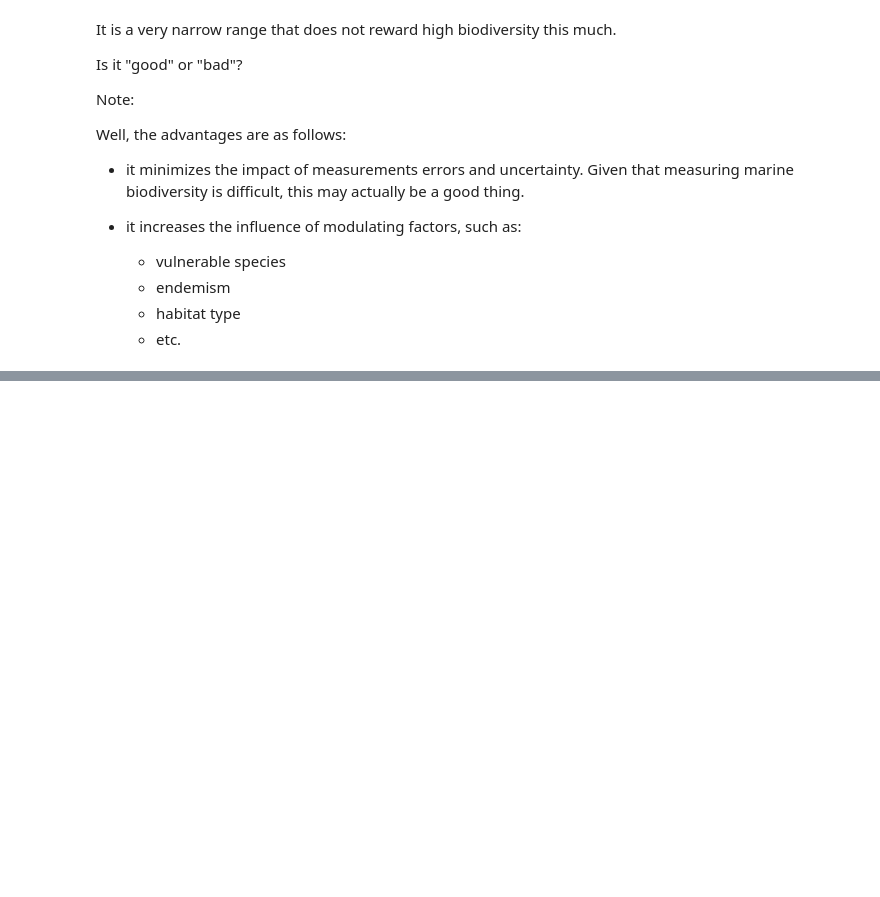
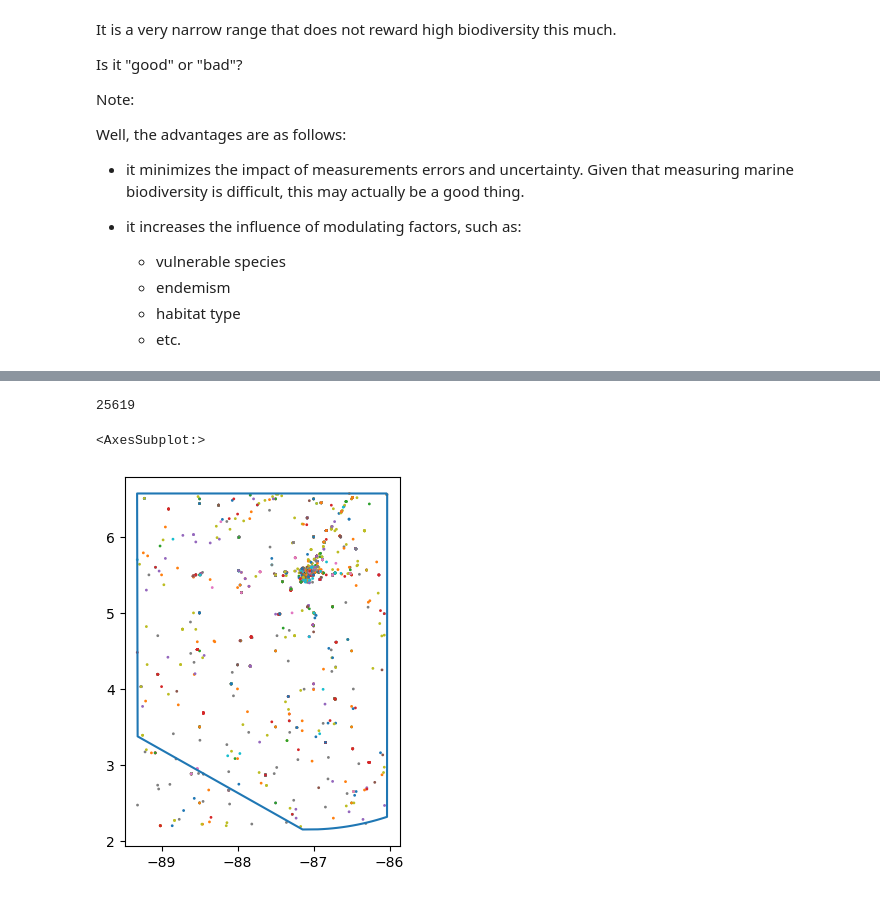
Before and after one commit to Open-Earth-Foundation/oceanprogram, a Jupyter notebook: Marine_Ecosystem_Credits/Marine_Biodiversity/MBU_Methodology/Modulating_Factor2_Species_Richness_V0.ipynb, the cells around one changed output, grey strips where cells are left out. Drawn from its saved outputs; the diff is of its cells as text; code cells hidden in the pictures; blank space fills up the shorter version.

```diff
--- a/Marine_Ecosystem_Credits/Marine_Biodiversity/MBU_Methodology/Modulating_Factor2_Species_Richness_V0.ipynb
+++ b/Marine_Ecosystem_Credits/Marine_Biodiversity/MBU_Methodology/Modulating_Factor2_Species_Richness_V0.ipynb
@@ -125,0 +137,2 @@ Well, the advantages are as follows:
+# %%
+ACMC = gpd.read_file('https://ocean-program.s3.amazonaws.com/data/raw/MPAs/ACMC.geojson')
@@ -125,0 +189,4 @@ Well, the advantages are as follows:
+# %%
+# Read GBIF species files just with the interest columns
+df=pd.read_csv('/Users/maureenfonseca/Desktop/Data-Oceans/Species_ACMC_GBIF.csv',sep='\t',
+               usecols=['decimalLongitude', 'decimalLatitude', 'scientificName','individualCount'])
@@ -125,0 +202,17 @@ Well, the advantages are as follows:
+# %%
+len(df)
+# %% [output]
+25619
+# %%
+#convert GBIF dataframe to geodataframe
+species = gpd.GeoDataFrame(df, geometry=gpd.points_from_xy(df.decimalLongitude, df.decimalLatitude))
+# %%
+# plot protected area with marine species
+# select column name to plot
+
+column_name = 'scientificName'
+ax = ACMC.boundary.plot()
+species.plot(ax=ax, markersize=1, column=column_name)#, legend=True, antialiased=False, legend_kwds={'bbox_to_anchor': (1, 1)})
+# %% [output]
+<AxesSubplot:>
+[figure, added]
```
Also changed, not shown: parts of 24 cells of this notebook, 5 other files.
